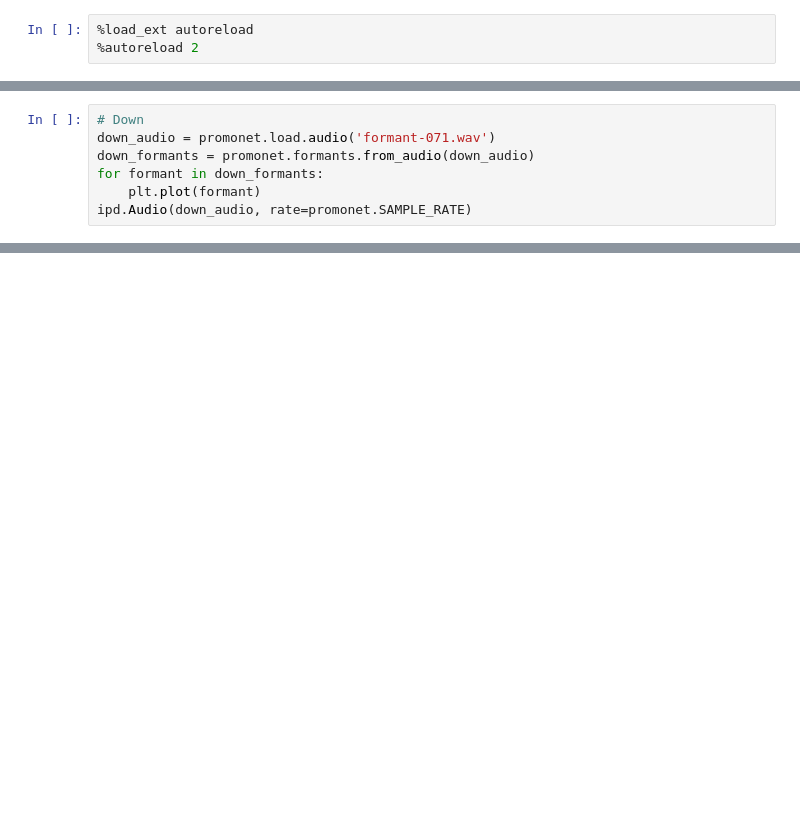
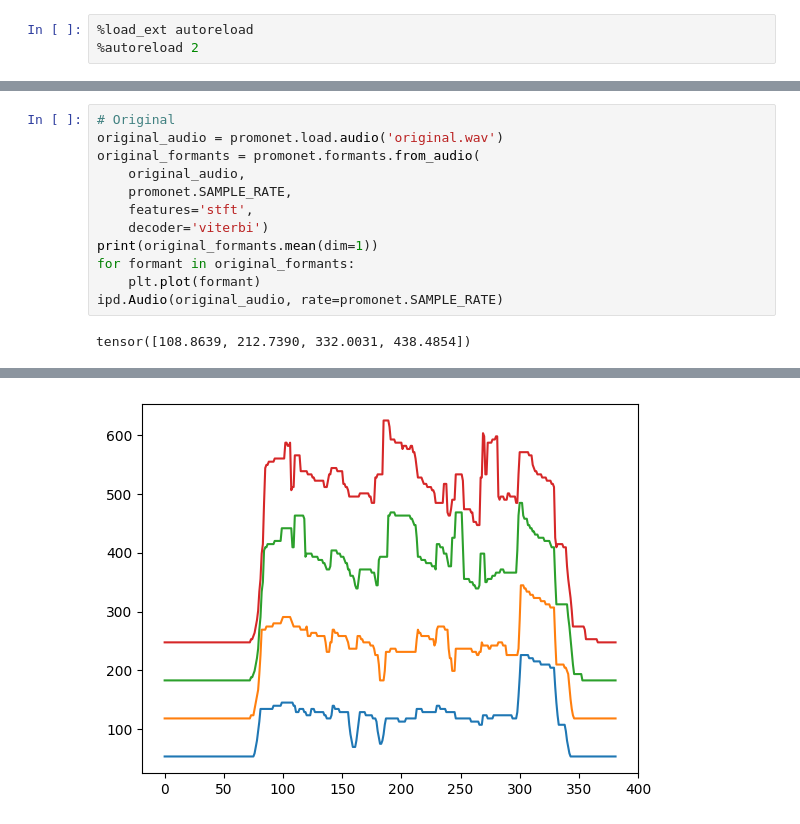
Before and after one commit to maxrmorrison/promonet, a Jupyter notebook: notebooks/formants.ipynb, the cells around one changed output, grey strips where cells are left out. Saved outputs shown, nothing was run; the diff lists cells and outputs as text; blank space fills up the shorter version.

```diff
--- a/notebooks/formants.ipynb
+++ b/notebooks/formants.ipynb
@@ -152,7 +80,14 @@ frequencies.shape
 # %%
-# Down
-down_audio = promonet.load.audio('formant-071.wav')
-down_formants = promonet.formants.from_audio(down_audio)
-for formant in down_formants:
+# Original
+original_audio = promonet.load.audio('original.wav')
+original_formants = promonet.formants.from_audio(
+    original_audio,
+    promonet.SAMPLE_RATE,
+    features='stft',
+    decoder='viterbi')
+print(original_formants.mean(dim=1))
+for formant in original_formants:
     plt.plot(formant)
-ipd.Audio(down_audio, rate=promonet.SAMPLE_RATE)
+ipd.Audio(original_audio, rate=promonet.SAMPLE_RATE)
+# %% [output]
+tensor([108.8639, 212.7390, 332.0031, 438.4854])
@@ -158,0 +95 @@ ipd.Audio(down_audio, rate=promonet.SAMPLE_RATE)
+[figure, added]
```
Also changed, not shown: parts of 15 cells of this notebook, 1 other file.
